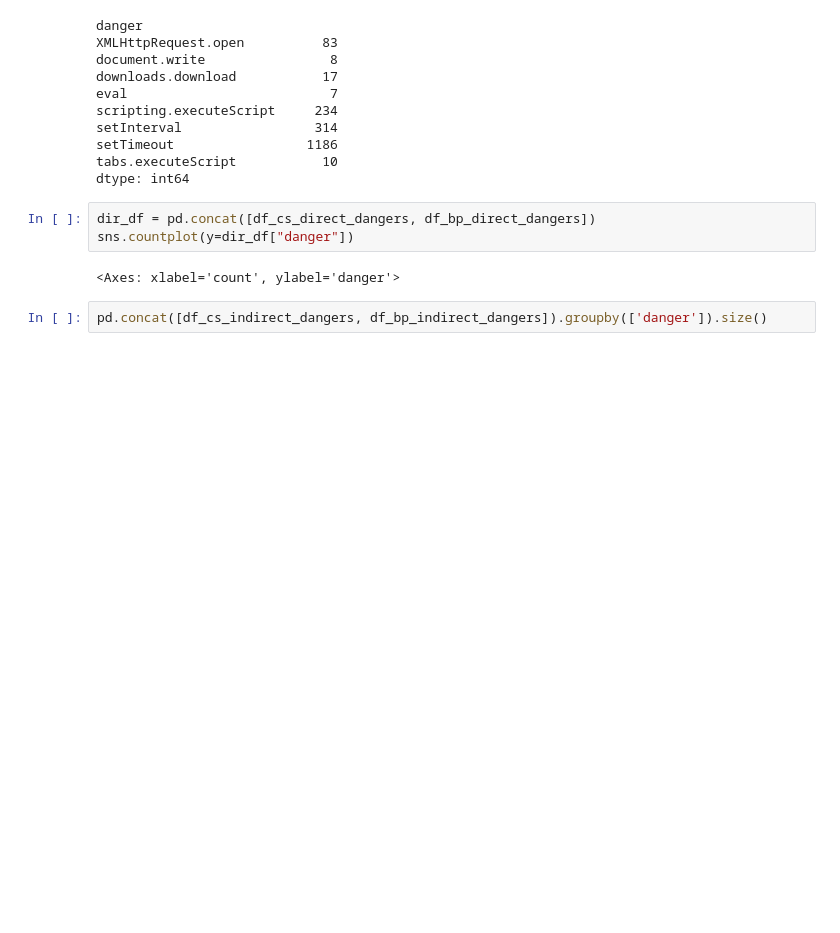
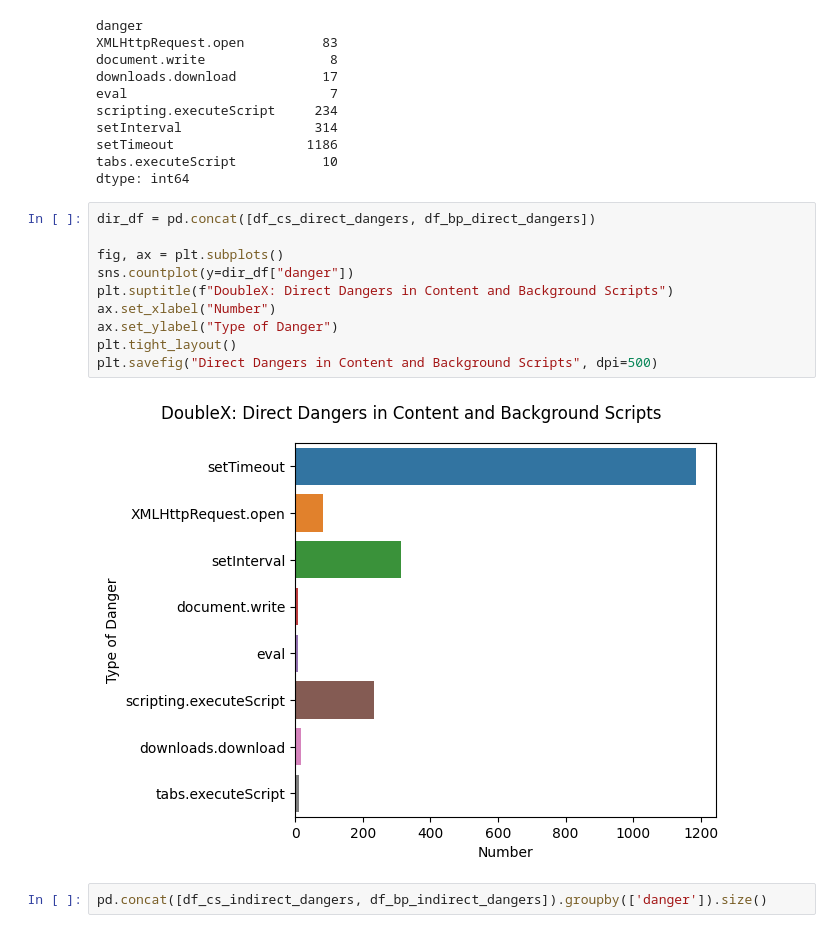
Before and after one commit to amad-person/browser-sec-project, a Jupyter notebook: Extension_Analysis.ipynb, the cells around one changed output. Cells and saved outputs as stored; diff of their text form; blank space fills up the shorter version.

```diff
--- a/Extension_Analysis.ipynb
+++ b/Extension_Analysis.ipynb
@@ -114,11 +114,18 @@ setInterval                 314
 setTimeout                 1186
 tabs.executeScript           10
 dtype: int64
-# %%
-dir_df = pd.concat([df_cs_direct_dangers, df_bp_direct_dangers])
-sns.countplot(y=dir_df["danger"])
-# %% [output]
-<Axes: xlabel='count', ylabel='danger'>
+# %%
+dir_df = pd.concat([df_cs_direct_dangers, df_bp_direct_dangers])
+
+fig, ax = plt.subplots()
+sns.countplot(y=dir_df["danger"])
+plt.suptitle(f"DoubleX: Direct Dangers in Content and Background Scripts")
+ax.set_xlabel("Number")
+ax.set_ylabel("Type of Danger")
+plt.tight_layout()
+plt.savefig("Direct Dangers in Content and Background Scripts", dpi=500)
+# %% [output]
+[figure, added]
 # %%
 pd.concat([df_cs_indirect_dangers, df_bp_indirect_dangers]).groupby(['danger']).size()
 # %% [output]
```
Also changed, not shown: parts of 55 cells of this notebook.
